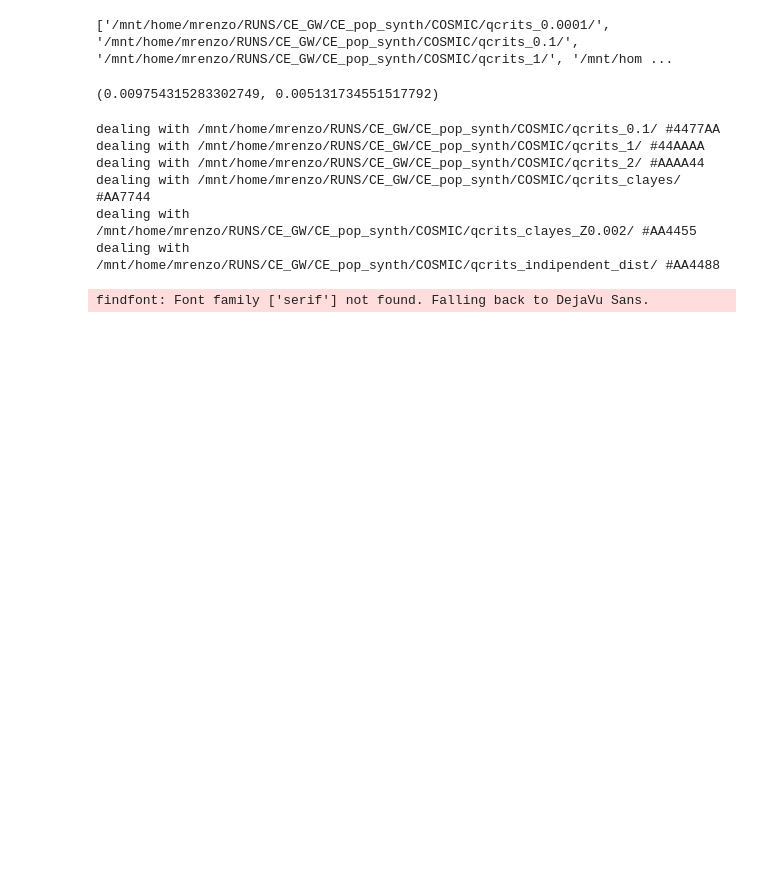
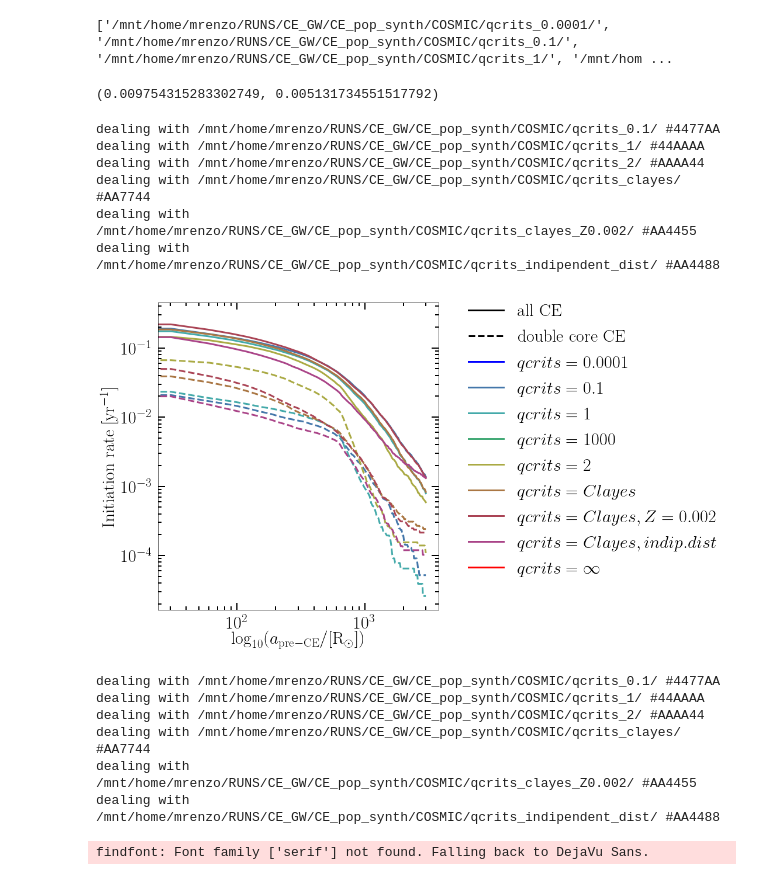
Before and after one commit to tcallister/LISA-and-CE-Evolution, a Jupyter notebook: COSMIC_popsynth/Common_envelope_rate_as_function_of_mass_gw_emitting.ipynb, the cells around one changed output. Saved outputs shown, nothing was run; the diff lists cells and outputs as text; code cells hidden in the pictures; blank space fills up the shorter version.

```diff
--- a/COSMIC_popsynth/Common_envelope_rate_as_function_of_mass_gw_emitting.ipynb
+++ b/COSMIC_popsynth/Common_envelope_rate_as_function_of_mass_gw_emitting.ipynb
@@ -97,3 +120,68 @@ getCErates_masscut(default_folder)
+# %%
+fig = plt.figure(figsize=(15., 15.))
+gs = gridspec.GridSpec(2,2)
+gs.update(wspace=0,hspace=0)# top=1.1)
+ax = plt.subplot(gs[0])
+
+Sepcuts = np.linspace(0,3000, 100)
+folders = ["/mnt/home/mrenzo/RUNS/CE_GW/CE_pop_synth/COSMIC/qcrits_0.1/", "/mnt/home/mrenzo/RUNS/CE_GW/CE_pop_synth/COSMIC/qcrits_1/", "/mnt/home/mrenzo/RUNS/CE_GW/CE_pop_synth/COSMIC/qcrits_2/", "/mnt/home/mrenzo/RUNS/CE_GW/CE_pop_synth/COSMIC/qcrits_clayes/","/mnt/home/mrenzo/RUNS/CE_GW/CE_pop_synth/COSMIC/qcrits_clayes_Z0.002/", "/mnt/home/mrenzo/RUNS/CE_GW/CE_pop_synth/COSMIC/qcrits_indipendent_dist/"]
+colors = ['#4477AA',
+          '#44AAAA',
+          '#AAAA44',
+          '#AA7744',
+          '#AA4455',
+          '#AA4488']
+
+for folder in folders:
+    c = colors[folders.index(folder)]
+    print("dealing with", folder, c)
+    allCErate = []
+    doublecoreCErate = []
+    for Sepcut in Sepcuts:
+        Rall, Rdoublecore = getCErates_SepinitCut(folder, SFR=3.5, SepinitCut=Sepcut)
+        allCErate.append(Rall)
+        doublecoreCErate.append(Rdoublecore)
+    #
+    ax.plot(Sepcuts, allCErate, lw=3,c=c,ls='-')
+    ax.plot(Sepcuts, doublecoreCErate, lw=3,c=c,ls='--')
+
+ax.plot(np.nan, np.nan, lw=3,ls='-', c='k', label=r"all CE")
+ax.plot(np.nan, np.nan, lw=3,ls='--',c='k', label=r"double core CE")
+ax.plot(np.nan, np.nan, lw=3,ls='-', c='b', label=r"$qcrits=0.0001$")
+ax.plot(np.nan, np.nan, lw=3,ls='-', c='#4477AA', label=r"$qcrits=0.1$")
+ax.plot(np.nan, np.nan, lw=3,ls='-', c='#44AAAA', label=r"$qcrits=1$")
+ax.plot(np.nan, np.nan, lw=3,ls='-', c='#44AA77', label=r"$qcrits=1000$")
+ax.plot(np.nan, np.nan, lw=3,ls='-', c='#AAAA44', label=r"$qcrits=2$")
+ax.plot(np.nan, np.nan, lw=3,ls='-', c='#AA7744', label=r"$qcrits=Clayes$")
+ax.plot(np.nan, np.nan, lw=3,ls='-', c='#AA4455', label=r"$qcrits=Clayes, Z=0.002$")
+ax.plot(np.nan, np.nan, lw=3,ls='-', c='#AA4488', label=r"$qcrits=Clayes, indip. dist$")
+ax.plot(np.nan, np.nan, lw=3,ls='-', c='r', label=r"$qcrits=\infty$")
+
+l=ax.legend(fontsize=30, loc="best", bbox_to_anchor=(1.05,1.05))
+l.draw_frame(False)
+
+# ax.set_xlabel(r"$\log_{10}(P_\mathrm{pre-CE}/ \mathrm{[days]})$", fontsize=30)
+ax.set_xlabel(r"$\log_{10}(a_\mathrm{pre-CE}/ \mathrm{[R_\odot]})$", fontsize=30)
+ax.set_ylabel(r"$\mathrm{Initiation\ rate} \ [\mathrm{yr^{-1}}]$", fontsize=30)
+
+ax.tick_params(axis='both', which='major', width=2, top="on", right="on", length=12, pad=10, labelsize=30, direction='in')
+ax.tick_params(axis='both', which='minor', width=2, top="on", right="on", length=6, pad=10, direction='in')
+# ax.xaxis.set_major_locator(MultipleLocator(20))
+# ax.xaxis.set_minor_locator(MultipleLocator(10))
+# ax.yaxis.set_major_locator(MultipleLocator(0.1))
+# ax.yaxis.set_minor_locator(MultipleLocator(0.05))
+ax.set_yscale('log')
+ax.set_xscale('log')
+plt.tight_layout()
+plt.savefig("/mnt/home/mrenzo/TMP/CE_rate_func_pre-CEsep.pdf")
+# %% [output]
+dealing with /mnt/home/mrenzo/RUNS/CE_GW/CE_pop_synth/COSMIC/qcrits_0.1/ #4477AA
+dealing with /mnt/home/mrenzo/RUNS/CE_GW/CE_pop_synth/COSMIC/qcrits_1/ #44AAAA
+dealing with /mnt/home/mrenzo/RUNS/CE_GW/CE_pop_synth/COSMIC/qcrits_2/ #AAAA44
+dealing with /mnt/home/mrenzo/RUNS/CE_GW/CE_pop_synth/COSMIC/qcrits_clayes/ #AA7744
+dealing with /mnt/home/mrenzo/RUNS/CE_GW/CE_pop_synth/COSMIC/qcrits_clayes_Z0.002/ #AA4455
+dealing with /mnt/home/mrenzo/RUNS/CE_GW/CE_pop_synth/COSMIC/qcrits_indipendent_dist/ #AA4488
+[figure, added]
 # %%
 fig = plt.figure(figsize=(15., 15.))
 gs = gridspec.GridSpec(2,2)
```
Also changed, not shown: parts of 3 cells of this notebook, 2 other files.
